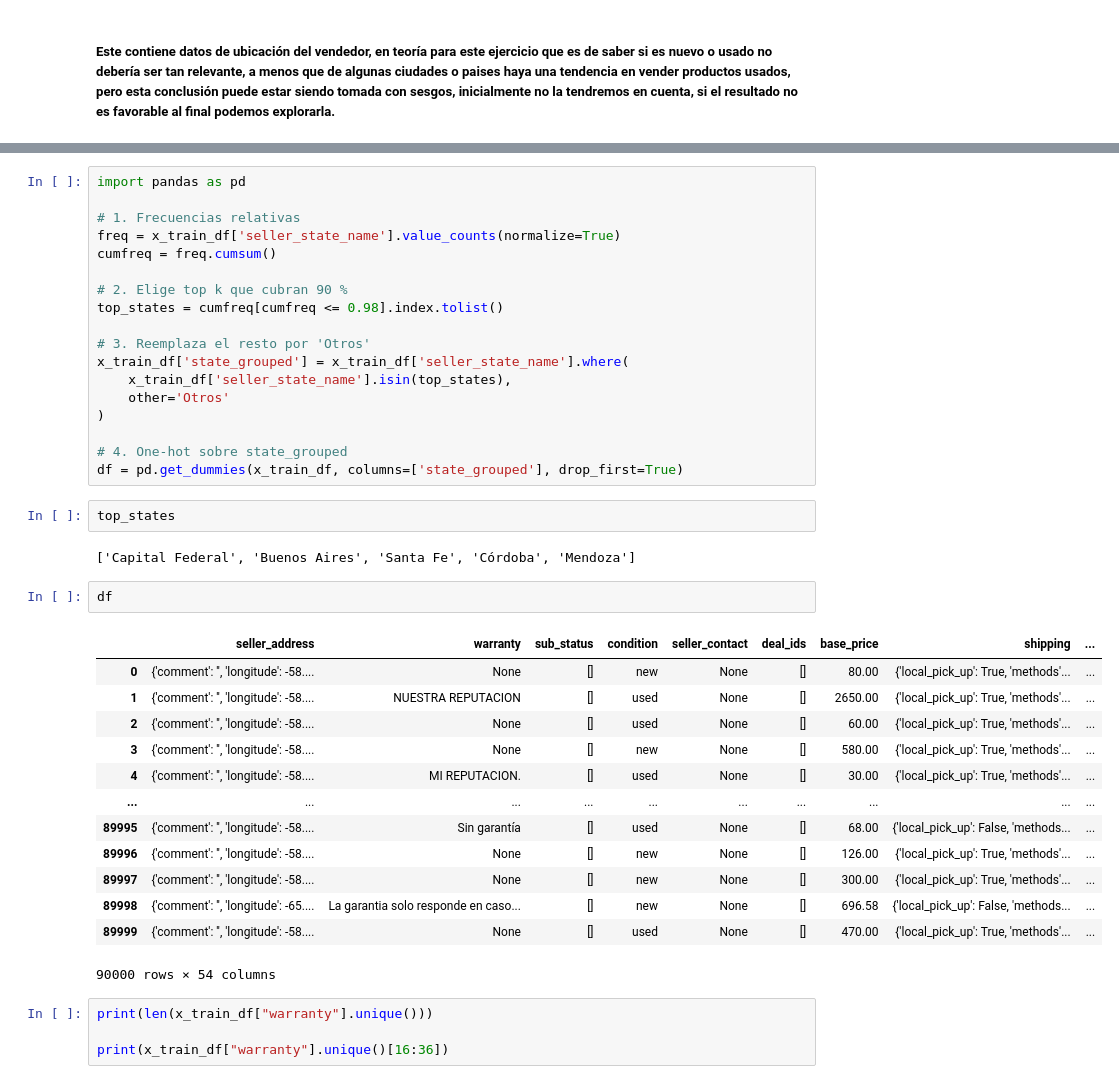
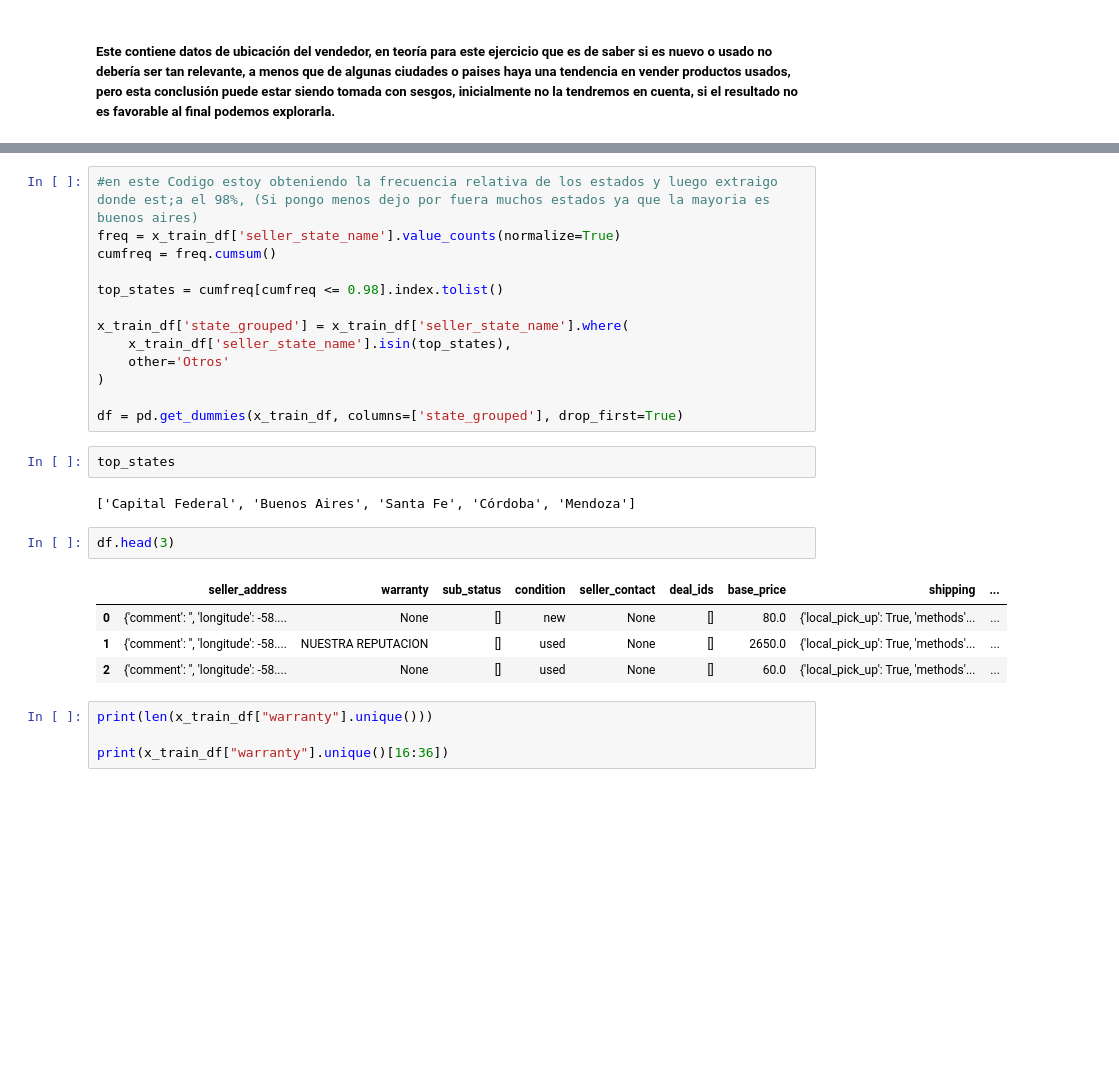
Before and after one commit to JulianPerez852/technical_challenge_ml, a Jupyter notebook: src/exploration.ipynb, the cells around one changed output, grey strips where cells are left out. Saved outputs shown, nothing was run; the diff lists cells and outputs as text; blank space fills up the shorter version.

```diff
--- a/src/exploration.ipynb
+++ b/src/exploration.ipynb
@@ -158,43 +156,29 @@ x_train_df
 | 89999 | {'comment': '', 'longitude': -58.... | None | [] | used | None | [] | 470.00 | {'local_pick_up': True, 'methods'... | ... |
 90000 rows × 49 columns
 # %%
-import pandas as pd
-
-# 1. Frecuencias relativas
+#en este Codigo estoy obteniendo la frecuencia relativa de los estados y luego extraigo donde est;a el 98%, (Si pongo menos dejo por fuera muchos estados ya que la mayoria es buenos aires)
 freq = x_train_df['seller_state_name'].value_counts(normalize=True)
 cumfreq = freq.cumsum()
 
-# 2. Elige top k que cubran 90 %
 top_states = cumfreq[cumfreq <= 0.98].index.tolist()
 
-# 3. Reemplaza el resto por 'Otros'
 x_train_df['state_grouped'] = x_train_df['seller_state_name'].where(
     x_train_df['seller_state_name'].isin(top_states),
     other='Otros'
 )
 
-# 4. One-hot sobre state_grouped
 df = pd.get_dummies(x_train_df, columns=['state_grouped'], drop_first=True)
 # %%
 top_states
 # %% [output]
 ['Capital Federal', 'Buenos Aires', 'Santa Fe', 'Córdoba', 'Mendoza']
 # %%
-df
+df.head(3)
 # %% [output]
 |  | seller_address | warranty | sub_status | condition | seller_contact | deal_ids | base_price | shipping | ... |
-| 0 | {'comment': '', 'longitude': -58.... | None | [] | new | None | [] | 80.00 | {'local_pick_up': True, 'methods'... | ... |
-| 1 | {'comment': '', 'longitude': -58.... | NUESTRA REPUTACION | [] | used | None | [] | 2650.00 | {'local_pick_up': True, 'methods'... | ... |
-| 2 | {'comment': '', 'longitude': -58.... | None | [] | used | None | [] | 60.00 | {'local_pick_up': True, 'methods'... | ... |
-| 3 | {'comment': '', 'longitude': -58.... | None | [] | new | None | [] | 580.00 | {'local_pick_up': True, 'methods'... | ... |
-| 4 | {'comment': '', 'longitude': -58.... | MI REPUTACION. | [] | used | None | [] | 30.00 | {'local_pick_up': True, 'methods'... | ... |
-| ... | ... | ... | ... | ... | ... | ... | ... | ... | ... |
-| 89995 | {'comment': '', 'longitude': -58.... | Sin garantía | [] | used | None | [] | 68.00 | {'local_pick_up': False, 'methods... | ... |
-| 89996 | {'comment': '', 'longitude': -58.... | None | [] | new | None | [] | 126.00 | {'local_pick_up': True, 'methods'... | ... |
-| 89997 | {'comment': '', 'longitude': -58.... | None | [] | new | None | [] | 300.00 | {'local_pick_up': True, 'methods'... | ... |
-| 89998 | {'comment': '', 'longitude': -65.... | La garantia solo responde en caso... | [] | new | None | [] | 696.58 | {'local_pick_up': False, 'methods... | ... |
-| 89999 | {'comment': '', 'longitude': -58.... | None | [] | used | None | [] | 470.00 | {'local_pick_up': True, 'methods'... | ... |
+| 0 | {'comment': '', 'longitude': -58.... | None | [] | new | None | [] | 80.0 | {'local_pick_up': True, 'methods'... | ... |
+| 1 | {'comment': '', 'longitude': -58.... | NUESTRA REPUTACION | [] | used | None | [] | 2650.0 | {'local_pick_up': True, 'methods'... | ... |
+| 2 | {'comment': '', 'longitude': -58.... | None | [] | used | None | [] | 60.0 | {'local_pick_up': True, 'methods'... | ... |
-90000 rows × 54 columns
 # %%
 print(len(x_train_df["warranty"].unique()))
 
```
Also changed, not shown: parts of 26 cells of this notebook, 1 other file.
